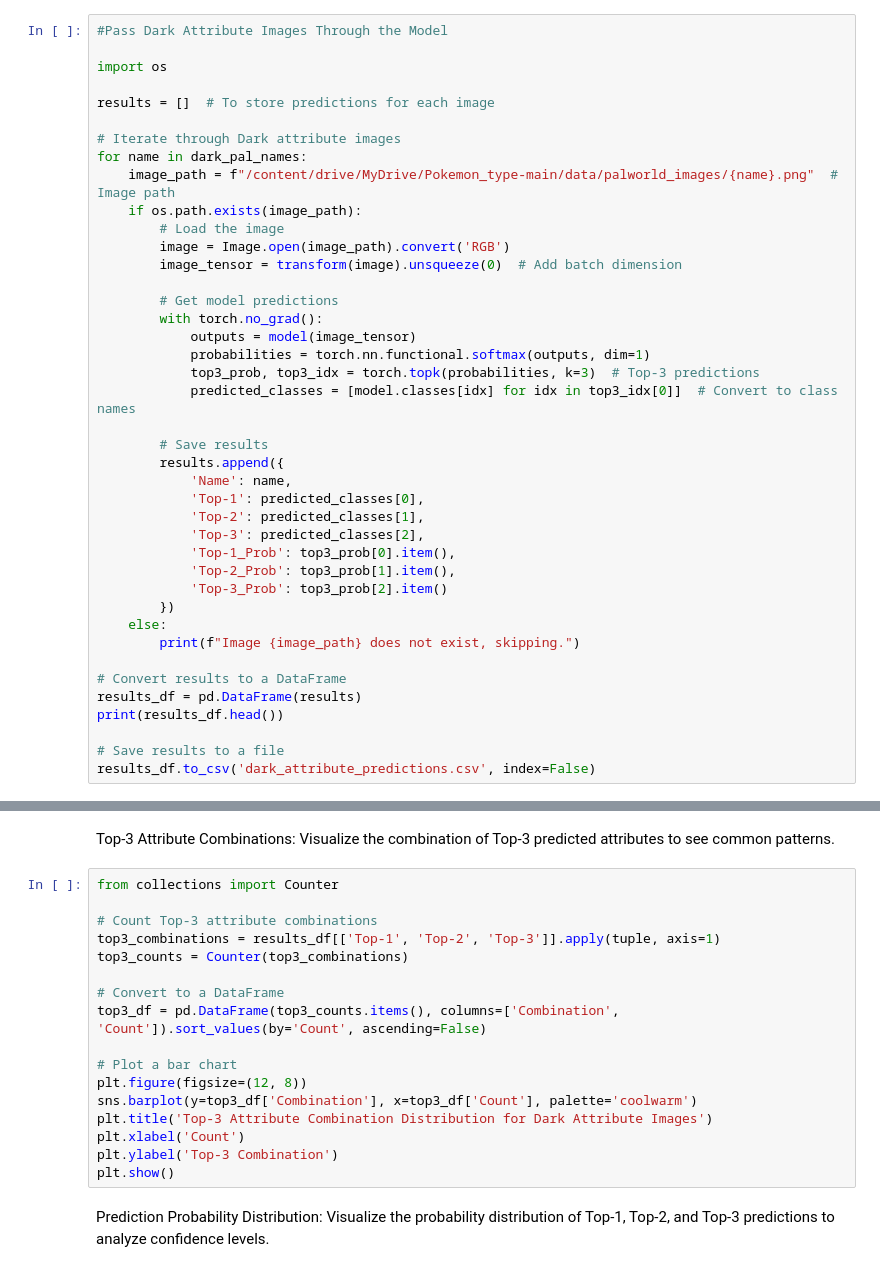
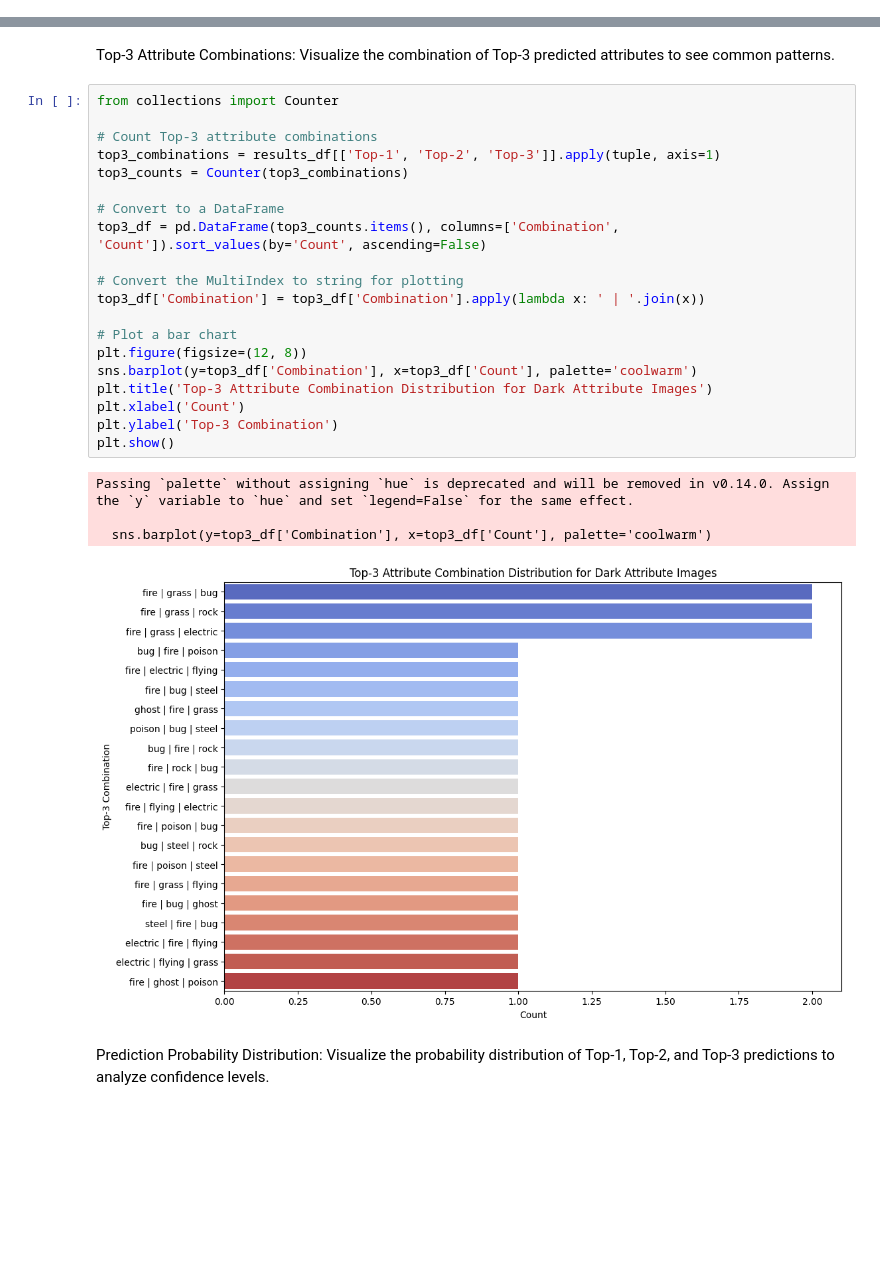
Before and after one commit to Jianye-shi/Pokemon, a Jupyter notebook: pokemon+visual.ipynb, the cells around one changed output, grey strips where cells are left out. Drawn from its saved outputs; the diff is of its cells as text; blank space fills up the shorter version.

```diff
--- a/pokemon+visual.ipynb
+++ b/pokemon+visual.ipynb
@@ -900,41 +897,0 @@ FileNotFoundError: [Errno 2] No such file or directory: 'trained_model.pth'
-# %%
-#Pass Dark Attribute Images Through the Model
-
-import os
-
-results = []  # To store predictions for each image
-
-# Iterate through Dark attribute images
-for name in dark_pal_names:
-    image_path = f"/content/drive/MyDrive/Pokemon_type-main/data/palworld_images/{name}.png"  # Image path
-    if os.path.exists(image_path):
-        # Load the image
-        image = Image.open(image_path).convert('RGB')
-        image_tensor = transform(image).unsqueeze(0)  # Add batch dimension
-
-        # Get model predictions
-        with torch.no_grad():
-            outputs = model(image_tensor)
-            probabilities = torch.nn.functional.softmax(outputs, dim=1)
-            top3_prob, top3_idx = torch.topk(probabilities, k=3)  # Top-3 predictions
-            predicted_classes = [model.classes[idx] for idx in top3_idx[0]]  # Convert to class names
-
-        # Save results
-        results.append({
-            'Name': name,
-            'Top-1': predicted_classes[0],
-            'Top-2': predicted_classes[1],
-            'Top-3': predicted_classes[2],
-            'Top-1_Prob': top3_prob[0].item(),
-            'Top-2_Prob': top3_prob[1].item(),
-            'Top-3_Prob': top3_prob[2].item()
-        })
-    else:
-        print(f"Image {image_path} does not exist, skipping.")
-
-# Convert results to a DataFrame
-results_df = pd.DataFrame(results)
-print(results_df.head())
-
-# Save results to a file
-results_df.to_csv('dark_attribute_predictions.csv', index=False)
@@ -962,20 +1034,28 @@ Visualize the combination of Top-3 predicted attributes to see common patterns.
 # %%
 from collections import Counter
 
 # Count Top-3 attribute combinations
 top3_combinations = results_df[['Top-1', 'Top-2', 'Top-3']].apply(tuple, axis=1)
 top3_counts = Counter(top3_combinations)
 
 # Convert to a DataFrame
 top3_df = pd.DataFrame(top3_counts.items(), columns=['Combination', 'Count']).sort_values(by='Count', ascending=False)
 
+# Convert the MultiIndex to string for plotting
+top3_df['Combination'] = top3_df['Combination'].apply(lambda x: ' | '.join(x))
+
 # Plot a bar chart
 plt.figure(figsize=(12, 8))
 sns.barplot(y=top3_df['Combination'], x=top3_df['Count'], palette='coolwarm')
 plt.title('Top-3 Attribute Combination Distribution for Dark Attribute Images')
 plt.xlabel('Count')
 plt.ylabel('Top-3 Combination')
 plt.show()
+# %% [output]
+Passing `palette` without assigning `hue` is deprecated and will be removed in v0.14.0. Assign the `y` variable to `hue` and set `legend=False` for the same effect.
+
+  sns.barplot(y=top3_df['Combination'], x=top3_df['Count'], palette='coolwarm')
+[figure, added]
 # %% [markdown]
 Prediction Probability Distribution:
 Visualize the probability distribution of Top-1, Top-2, and Top-3 predictions to analyze confidence levels.
```
Also changed, not shown: parts of 5 cells of this notebook.
